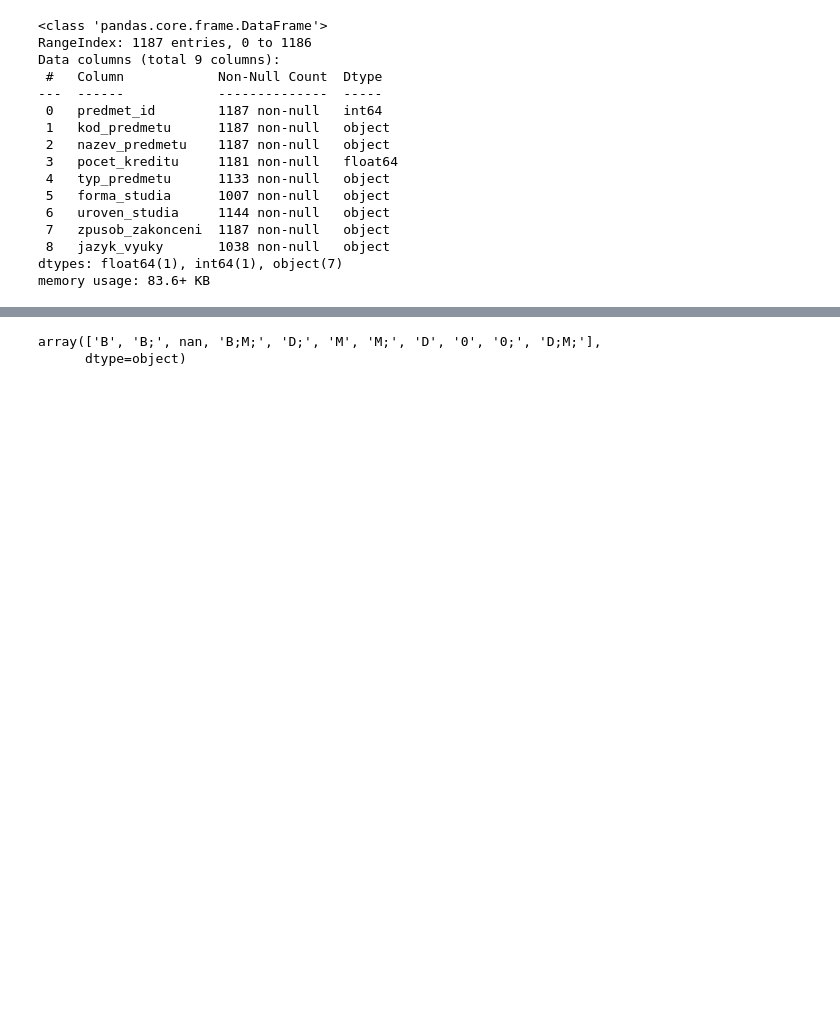
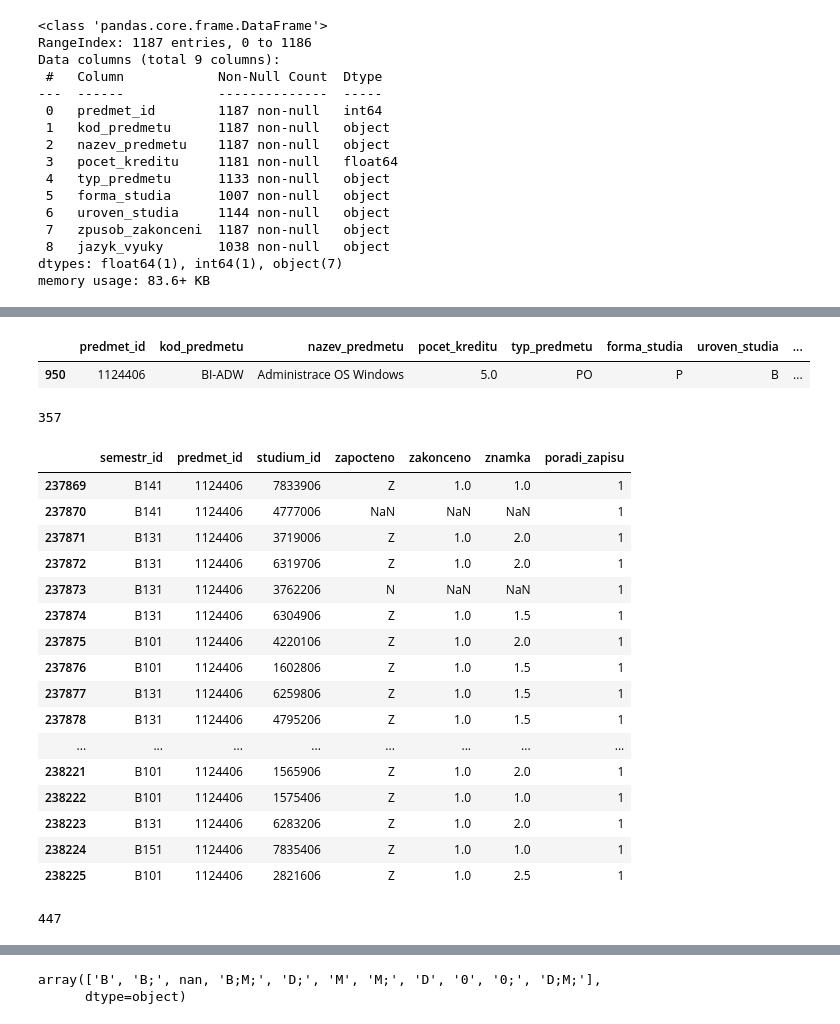
Before and after one commit to akapitanova/predikce_vykonu_studentu, a Jupyter notebook: pruzkum_dat.ipynb, the cells around one changed output, grey strips where cells are left out. Drawn from its saved outputs; the diff is of its cells as text; code cells hidden in the pictures; blank space fills up the shorter version.

```diff
--- a/pruzkum_dat.ipynb
+++ b/pruzkum_dat.ipynb
@@ -5,7 +5,7 @@ import pandas as pd
 
 %matplotlib inline
 pd.set_option('display.max_columns', None)
-pd.set_option('display.max_rows', 1000)
+pd.set_option('display.max_rows', 500)
 # %% [markdown]
 # Nahrání dat
 # %%
@@ -324,0 +380,33 @@ memory usage: 83.6+ KB
+# %%
+predmet_dim[predmet_dim['kod_predmetu'] == 'BI-ADW']
+# %% [output]
+|  | predmet_id | kod_predmetu | nazev_predmetu | pocet_kreditu | typ_predmetu | forma_studia | uroven_studia | ... |
+| 950 | 1124406 | BI-ADW | Administrace OS Windows | 5.0 | PO | P | B | ... |
+# %%
+len(klasifikace_fact[klasifikace_fact['predmet_id'] == 1124406])
+# %% [output]
+357
+# %%
+klasifikace_fact[klasifikace_fact['predmet_id'] == 1124406]
+# %% [output]
+|  | semestr_id | predmet_id | studium_id | zapocteno | zakonceno | znamka | poradi_zapisu |
+| 237869 | B141 | 1124406 | 7833906 | Z | 1.0 | 1.0 | 1 |
+| 237870 | B141 | 1124406 | 4777006 | NaN | NaN | NaN | 1 |
+| 237871 | B131 | 1124406 | 3719006 | Z | 1.0 | 2.0 | 1 |
+| 237872 | B131 | 1124406 | 6319706 | Z | 1.0 | 2.0 | 1 |
+| 237873 | B131 | 1124406 | 3762206 | N | NaN | NaN | 1 |
+| 237874 | B131 | 1124406 | 6304906 | Z | 1.0 | 1.5 | 1 |
+| 237875 | B101 | 1124406 | 4220106 | Z | 1.0 | 2.0 | 1 |
+| 237876 | B101 | 1124406 | 1602806 | Z | 1.0 | 1.5 | 1 |
+| 237877 | B131 | 1124406 | 6259806 | Z | 1.0 | 1.5 | 1 |
+| 237878 | B131 | 1124406 | 4795206 | Z | 1.0 | 1.5 | 1 |
+| ... | ... | ... | ... | ... | ... | ... | ... |
+| 238221 | B101 | 1124406 | 1565906 | Z | 1.0 | 2.0 | 1 |
+| 238222 | B101 | 1124406 | 1575406 | Z | 1.0 | 1.0 | 1 |
+| 238223 | B131 | 1124406 | 6283206 | Z | 1.0 | 2.0 | 1 |
+| 238224 | B151 | 1124406 | 7835406 | Z | 1.0 | 1.0 | 1 |
+| 238225 | B101 | 1124406 | 2821606 | Z | 1.0 | 2.5 | 1 |
+# %%
+len(klasifikace_fact[klasifikace_fact['predmet_id'] == 3458006])
+# %% [output]
+447
```
Also changed, not shown: parts of 44 cells of this notebook, 36 other files.
